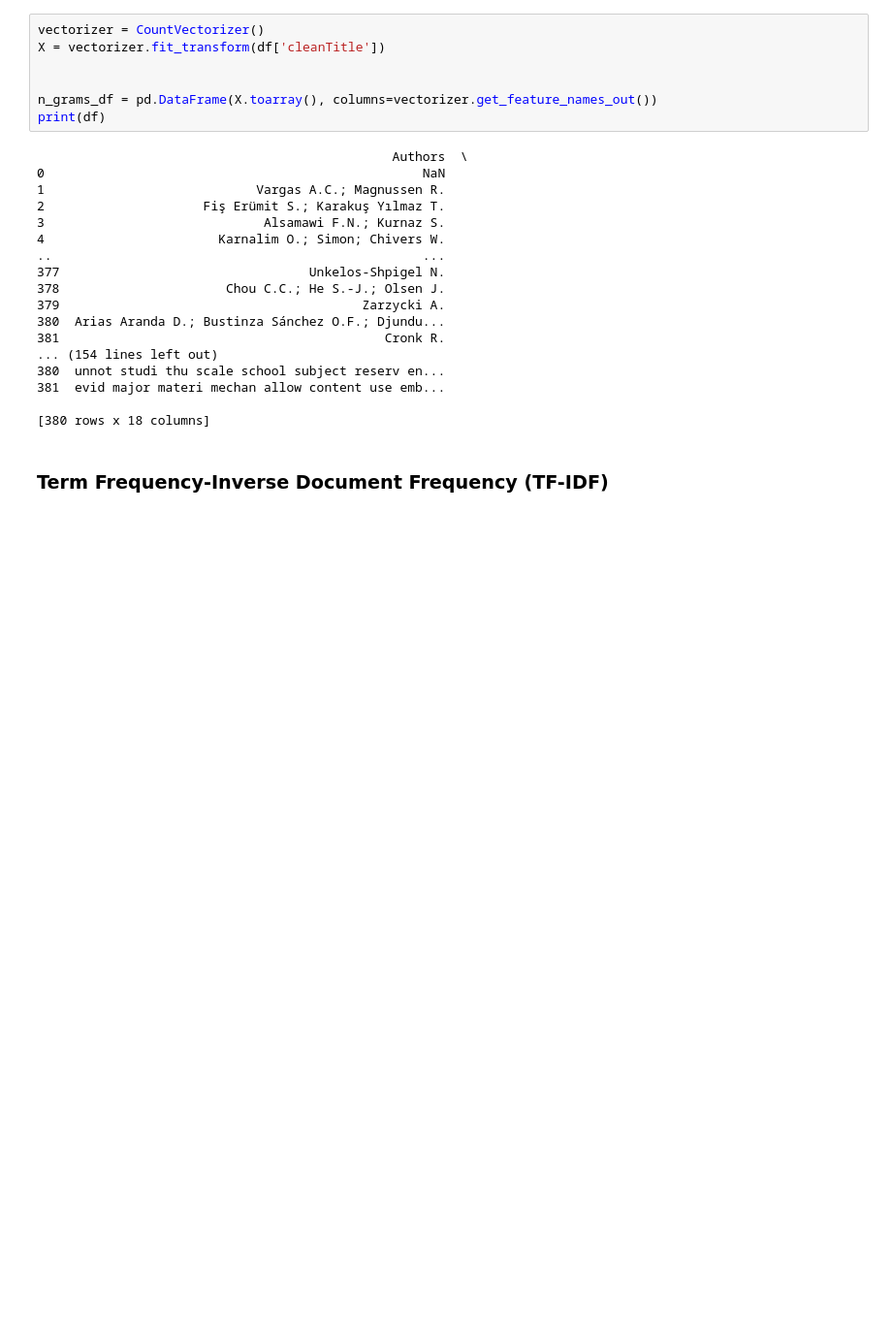
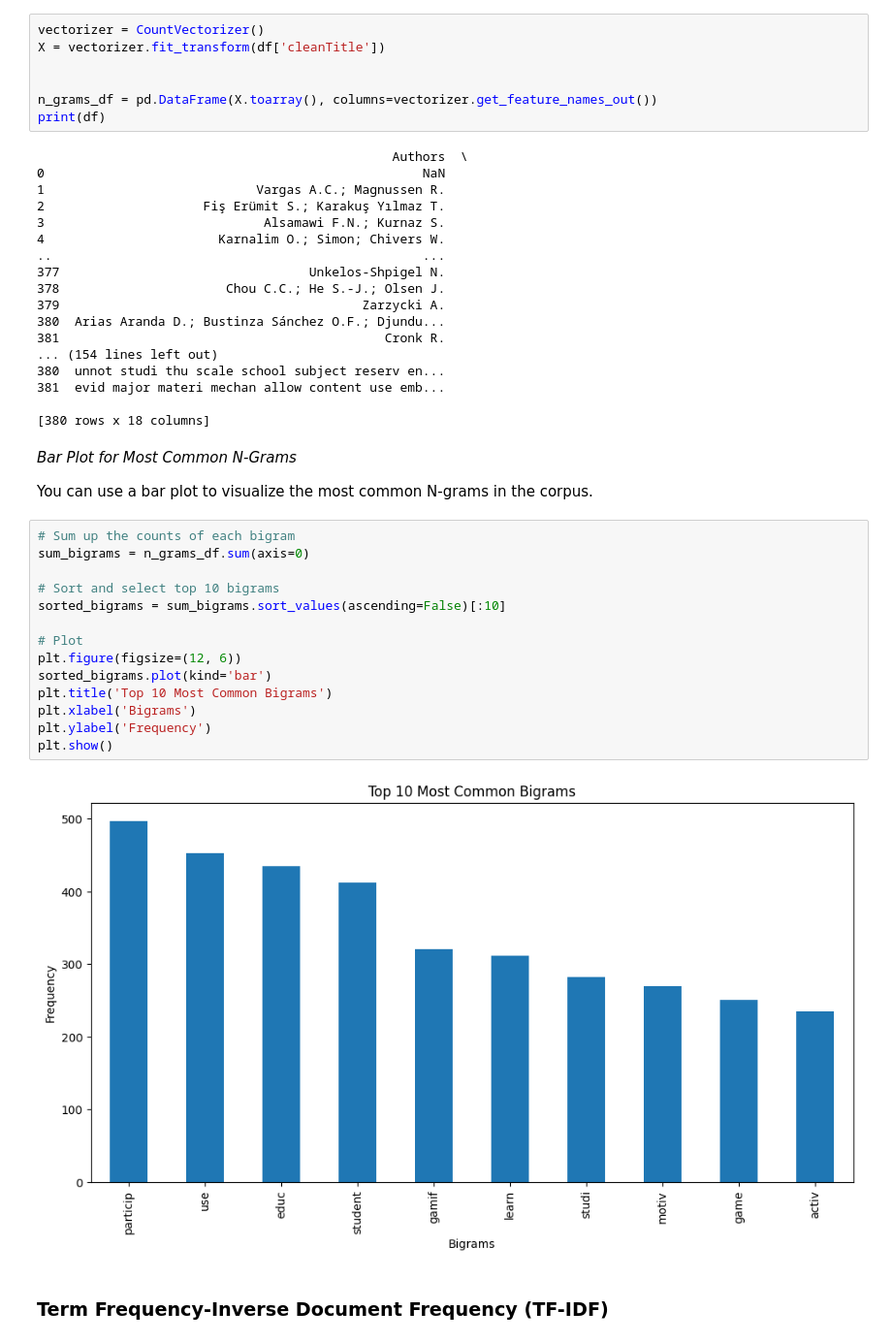
Before and after one commit to daniff15/ICD_Project, a Jupyter notebook: main.ipynb, the cells around one changed output. Shown at 97% size. Drawn from its saved outputs; the diff is of its cells as text; blank space fills up the shorter version.

Commit message:
representative text data visualization

```diff
--- a/main.ipynb
+++ b/main.ipynb
@@ -286,6 +286,26 @@ print(df)
 381  evid major materi mechan allow content use emb...
 
 [380 rows x 18 columns]
+# %% [markdown]
+*Bar Plot for Most Common N-Grams*
+
+You can use a bar plot to visualize the most common N-grams in the corpus.
+# %%
+# Sum up the counts of each bigram
+sum_bigrams = n_grams_df.sum(axis=0)
+
+# Sort and select top 10 bigrams
+sorted_bigrams = sum_bigrams.sort_values(ascending=False)[:10]
+
+# Plot
+plt.figure(figsize=(12, 6))
+sorted_bigrams.plot(kind='bar')
+plt.title('Top 10 Most Common Bigrams')
+plt.xlabel('Bigrams')
+plt.ylabel('Frequency')
+plt.show()
+# %% [output]
+[figure, added]
 # %% [markdown]
 ### Term Frequency-Inverse Document Frequency (TF-IDF)
 # %%
```
Also changed, not shown: parts of 6 cells of this notebook.
